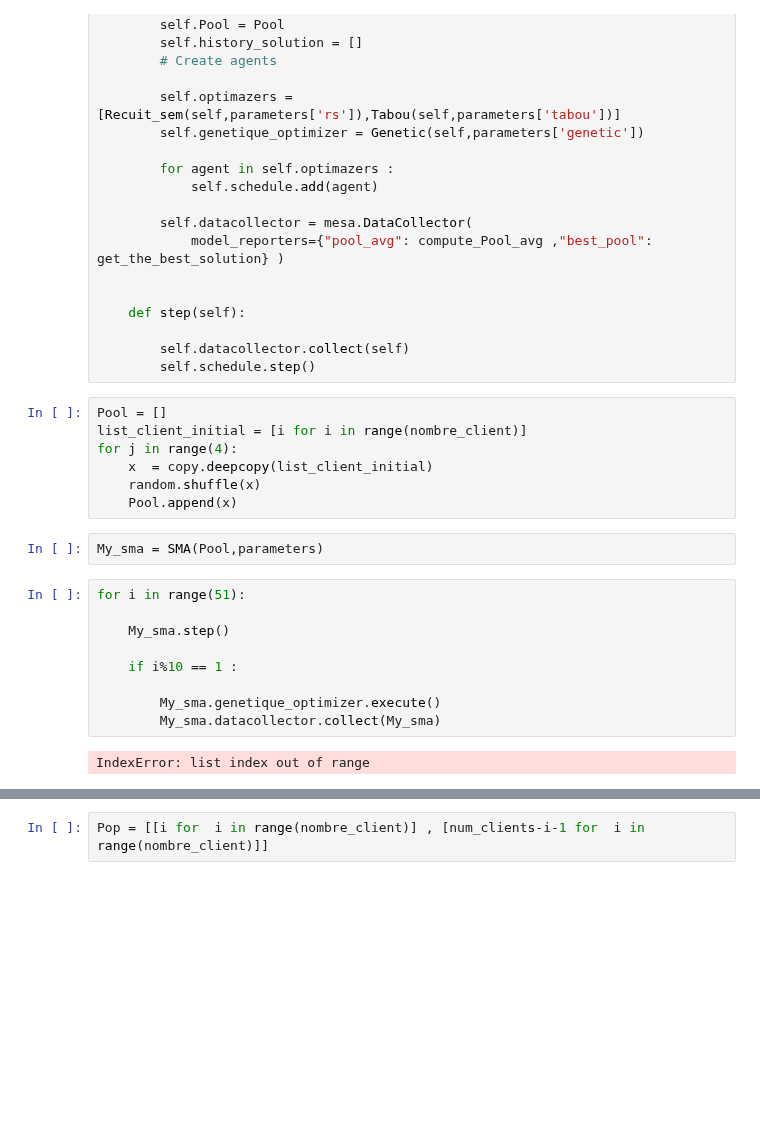
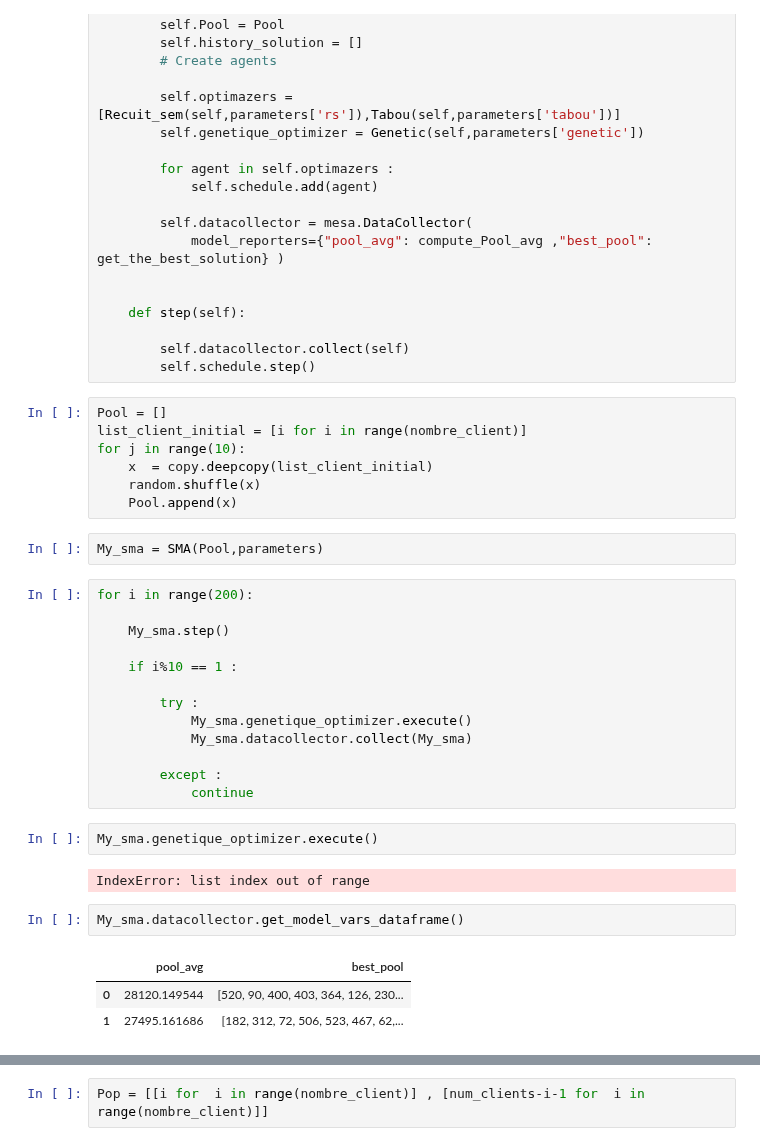
Before and after one commit to Centrale-Project/ICO_Project, a Jupyter notebook: sma2.ipynb, the cells around one changed output, grey strips where cells are left out. Drawn from its saved outputs; the diff is of its cells as text; blank space fills up the shorter version.

```diff
--- a/sma2.ipynb
+++ b/sma2.ipynb
@@ -119,22 +119,34 @@ class SMA(mesa.Model):
 # %%
 Pool = []
 list_client_initial = [i for i in range(nombre_client)]
-for j in range(4):
+for j in range(10):
     x  = copy.deepcopy(list_client_initial)
     random.shuffle(x)
     Pool.append(x)
 # %%
 My_sma = SMA(Pool,parameters)
 # %%
-for i in range(51):
+for i in range(200):
 
     My_sma.step()
 
     if i%10 == 1 :
 
-        My_sma.genetique_optimizer.execute()
-        My_sma.datacollector.collect(My_sma)
+        try :
+            My_sma.genetique_optimizer.execute()
+            My_sma.datacollector.collect(My_sma)
+
+        except :
+            continue
-# %% [output]
-IndexError: list index out of range
+# %%
+My_sma.genetique_optimizer.execute()
+# %% [output]
+IndexError: list index out of range
+# %%
+My_sma.datacollector.get_model_vars_dataframe()
+# %% [output]
+|  | pool_avg | best_pool |
+| 0 | 28120.149544 | [520, 90, 400, 403, 364, 126, 230... |
+| 1 | 27495.161686 | [182, 312, 72, 506, 523, 467, 62,... |
 # %%
 My_sma.genetique_optimizer.execute()
```
Also changed, not shown: parts of 4 cells of this notebook, 1 other file.
